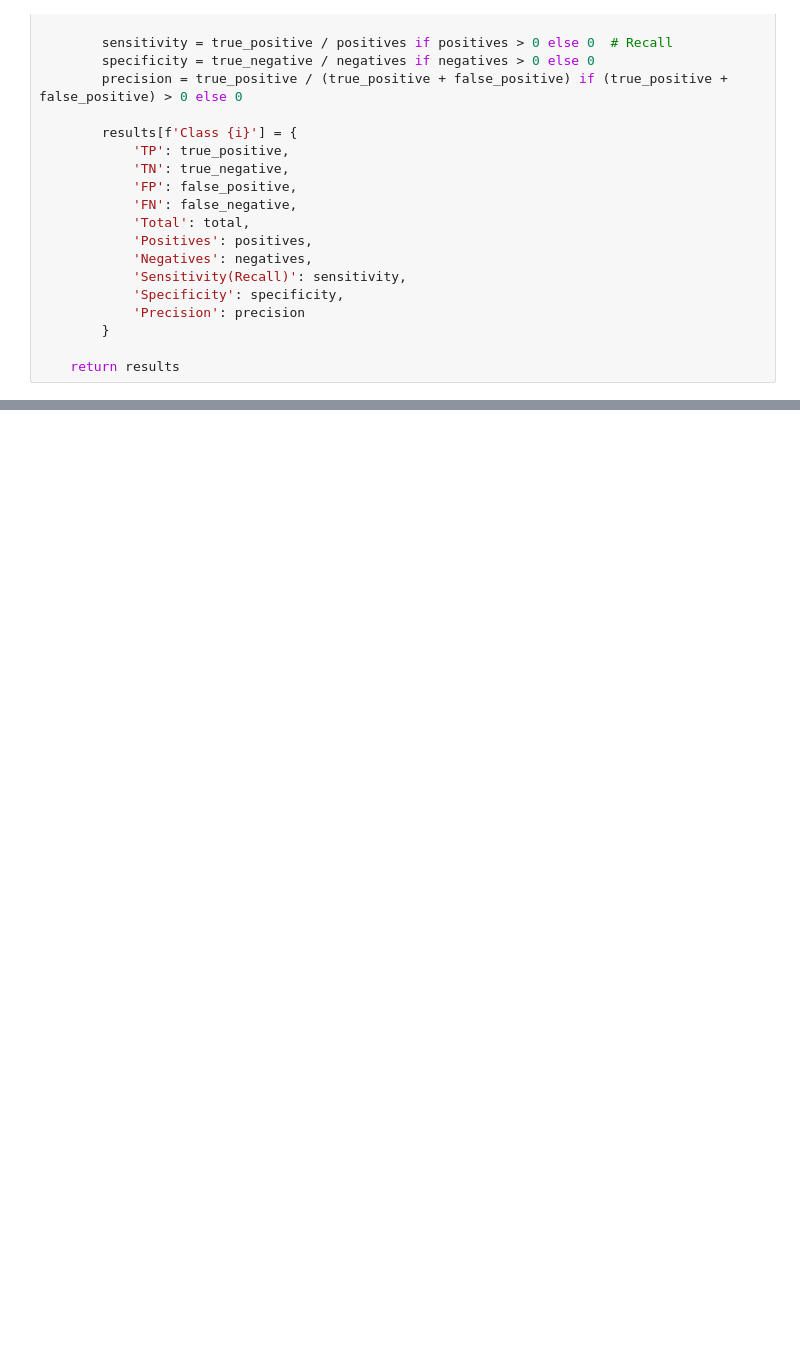
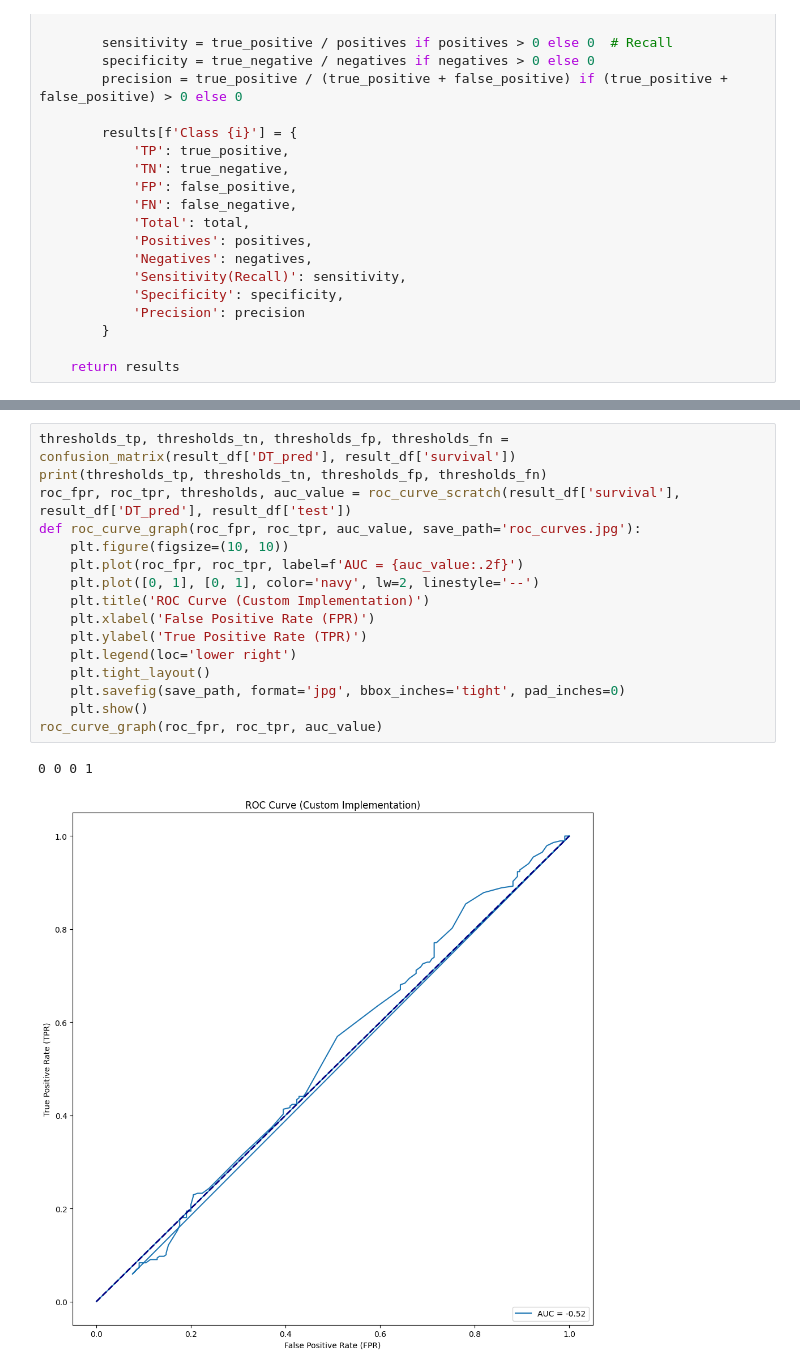
Before and after one commit to SeiiedJafar/DLNN, a Jupyter notebook: Ex-005/B.forcasting_by_classification.ipynb, the cells around one changed output, grey strips where cells are left out. Cells and saved outputs as stored; diff of their text form; blank space fills up the shorter version.

```diff
--- a/Ex-005/B.forcasting_by_classification.ipynb
+++ b/Ex-005/B.forcasting_by_classification.ipynb
@@ -131,0 +185,19 @@ def metrics(conf_matrix):
+# %%
+thresholds_tp, thresholds_tn, thresholds_fp, thresholds_fn = confusion_matrix(result_df['DT_pred'], result_df['survival'])
+print(thresholds_tp, thresholds_tn, thresholds_fp, thresholds_fn)
+roc_fpr, roc_tpr, thresholds, auc_value = roc_curve_scratch(result_df['survival'], result_df['DT_pred'], result_df['test'])
+def roc_curve_graph(roc_fpr, roc_tpr, auc_value, save_path='roc_curves.jpg'):
+    plt.figure(figsize=(10, 10))
+    plt.plot(roc_fpr, roc_tpr, label=f'AUC = {auc_value:.2f}')
+    plt.plot([0, 1], [0, 1], color='navy', lw=2, linestyle='--')
+    plt.title('ROC Curve (Custom Implementation)')
+    plt.xlabel('False Positive Rate (FPR)')
+    plt.ylabel('True Positive Rate (TPR)')
+    plt.legend(loc='lower right')
+    plt.tight_layout()
+    plt.savefig(save_path, format='jpg', bbox_inches='tight', pad_inches=0)
+    plt.show()
+roc_curve_graph(roc_fpr, roc_tpr, auc_value)
+# %% [output]
+0 0 0 1
+[figure, added]
```
Also changed, not shown: parts of 18 cells of this notebook, 5 other files.
